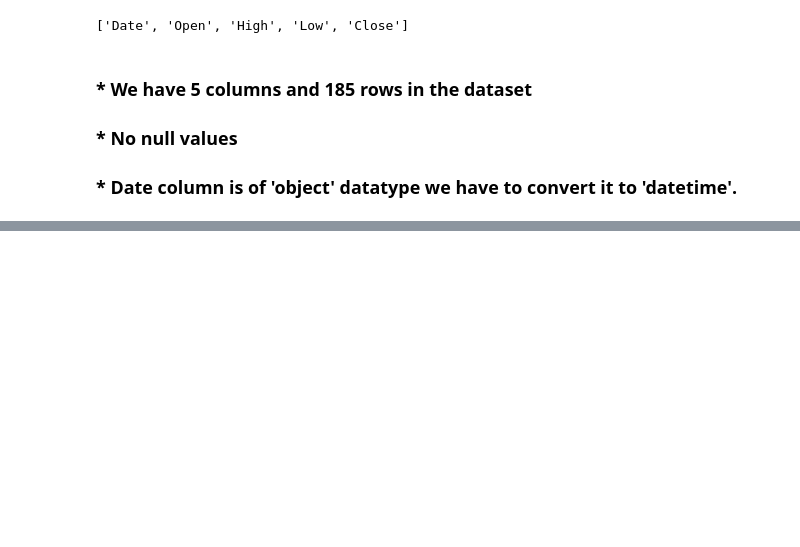
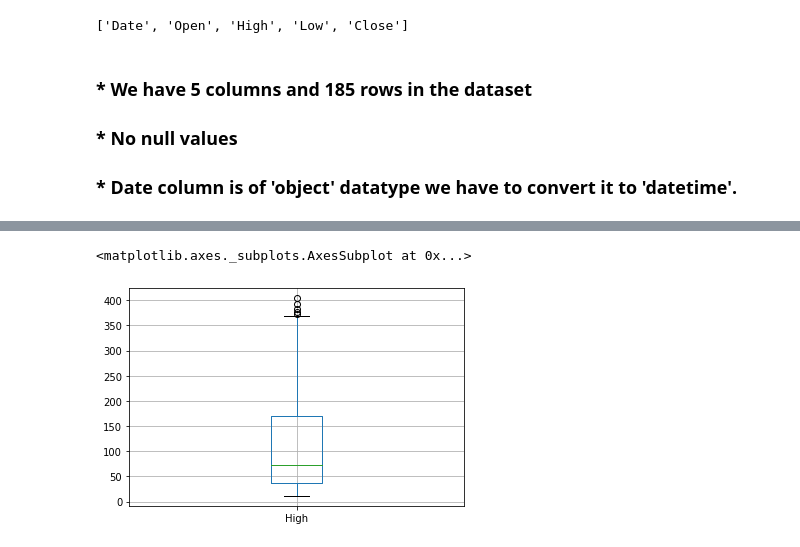
Before and after one commit to ShuklaRajni/Yes_Bank_Stock_Prices_Prediction_analysis, a Jupyter notebook: Yes_Bank_Stock_Closing_Price_Prediction_Capstone_Project_2.ipynb, the cells around one changed output, grey strips where cells are left out. Drawn from its saved outputs; the diff is of its cells as text; code cells hidden in the pictures; blank space fills up the shorter version.

```diff
--- a/Yes_Bank_Stock_Closing_Price_Prediction_Capstone_Project_2.ipynb
+++ b/Yes_Bank_Stock_Closing_Price_Prediction_Capstone_Project_2.ipynb
@@ -151,0 +190,5 @@ df['Date'] = df['Date'].apply(lambda x: datetime.strptime(x, "%b-%y"))
+# %%
+df.boxplot('High')
+# %% [output]
+<matplotlib.axes._subplots.AxesSubplot at 0x...>
+[figure, added]
```
Also changed, not shown: parts of 13 cells of this notebook.
